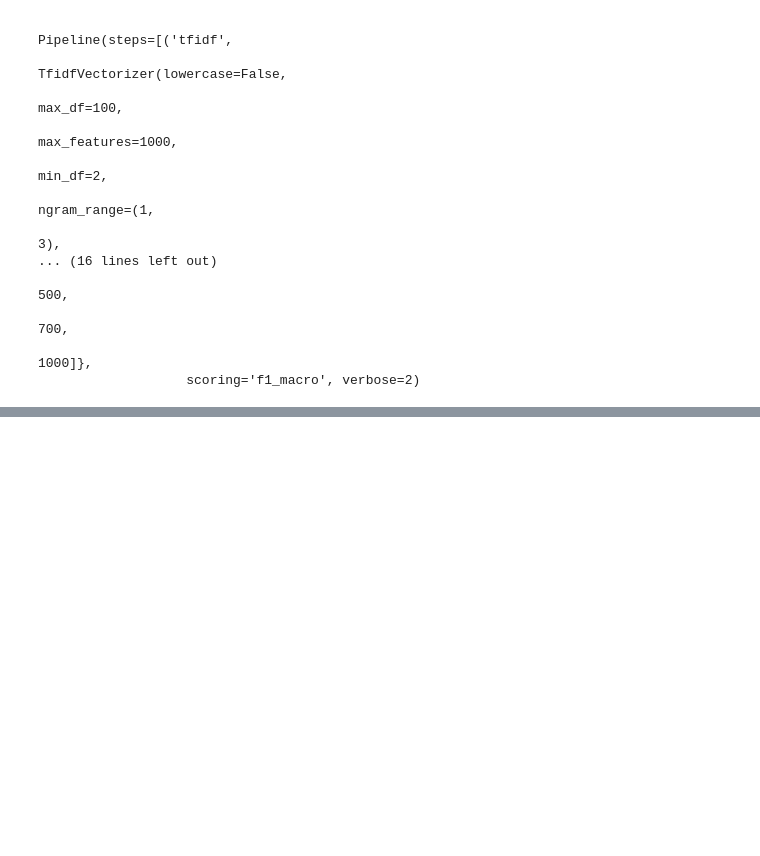
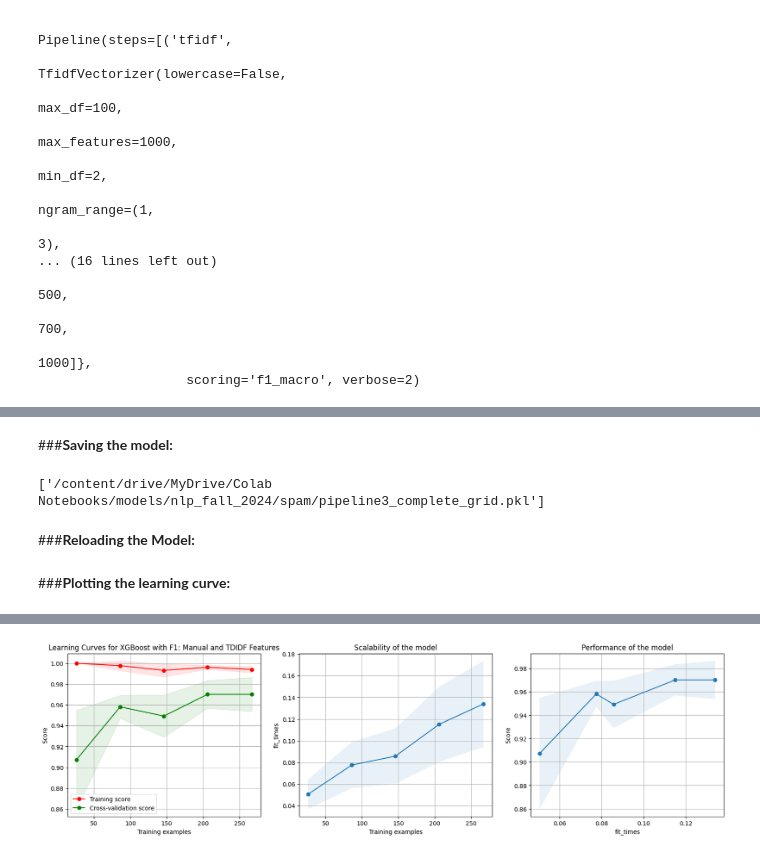
Before and after one commit to sflyranger/Spam-Detection-Pipelines-, a Jupyter notebook: Spam_Detection_Model.ipynb, the cells around one changed output, grey strips where cells are left out. Drawn from its saved outputs; the diff is of its cells as text; code cells hidden in the pictures; blank space fills up the shorter version.

Commit message:
Third Pipeline + interpretations completed.

```diff
--- a/Spam_Detection_Model.ipynb
+++ b/Spam_Detection_Model.ipynb
@@ -1072,0 +1106,28 @@ RandomizedSearchCV(cv=RepeatedStratifiedKFold(n_repeats=1, n_splits=5, random_st
+# %% [markdown]
+###<font color = 'Pickle'>**Saving the model:**
+# %%
+file_best_estimator_pipeline3 = model_folder/'pipeline3_best_estimator.pkl'
+
+file_complete_grid_pipeline3 = model_folder/'pipeline3_complete_grid.pkl'
+
+# dumping in drive
+joblib.dump(grid_classifier_3.best_estimator_, file_best_estimator_pipeline3)
+
+joblib.dump(grid_classifier_3,file_complete_grid_pipeline3)
+# %% [output]
+['/content/drive/MyDrive/Colab Notebooks/models/nlp_fall_2024/spam/pipeline3_complete_grid.pkl']
+# %% [markdown]
+###<font color = 'Pickle'>**Reloading the Model:**
+# %%
+best_estimator_pipeline3 = joblib.load(file_best_estimator_pipeline3)
+
+complete_grid_pipeline3 = joblib.load(file_complete_grid_pipeline3)
+# %% [markdown]
+###<font color = 'Pickle'>**Plotting the learning curve:**
+# %%
+plot_learning_curve(
+    best_estimator_pipeline3,
+    'Learning Curves for XGBoost with F1: Manual and TDIDF Features',
+    X_train_combo,
+    y_train_combo)
+# %% [output]
@@ -1072,0 +1135 @@ RandomizedSearchCV(cv=RepeatedStratifiedKFold(n_repeats=1, n_splits=5, random_st
+[figure, added]
```
Also changed, not shown: parts of 17 cells of this notebook.
